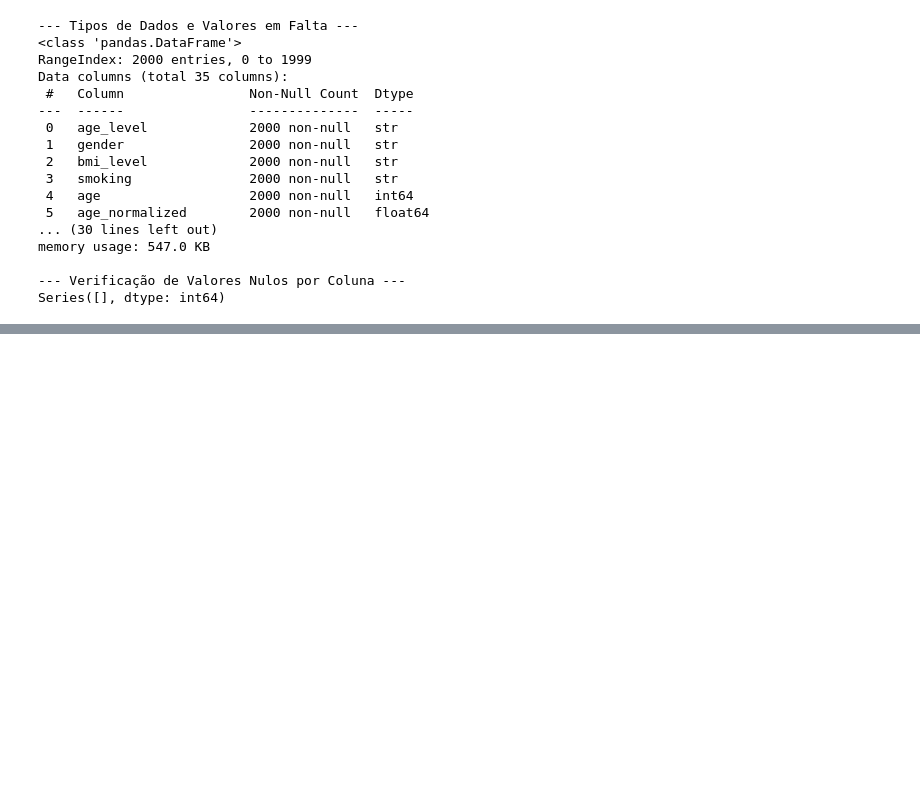
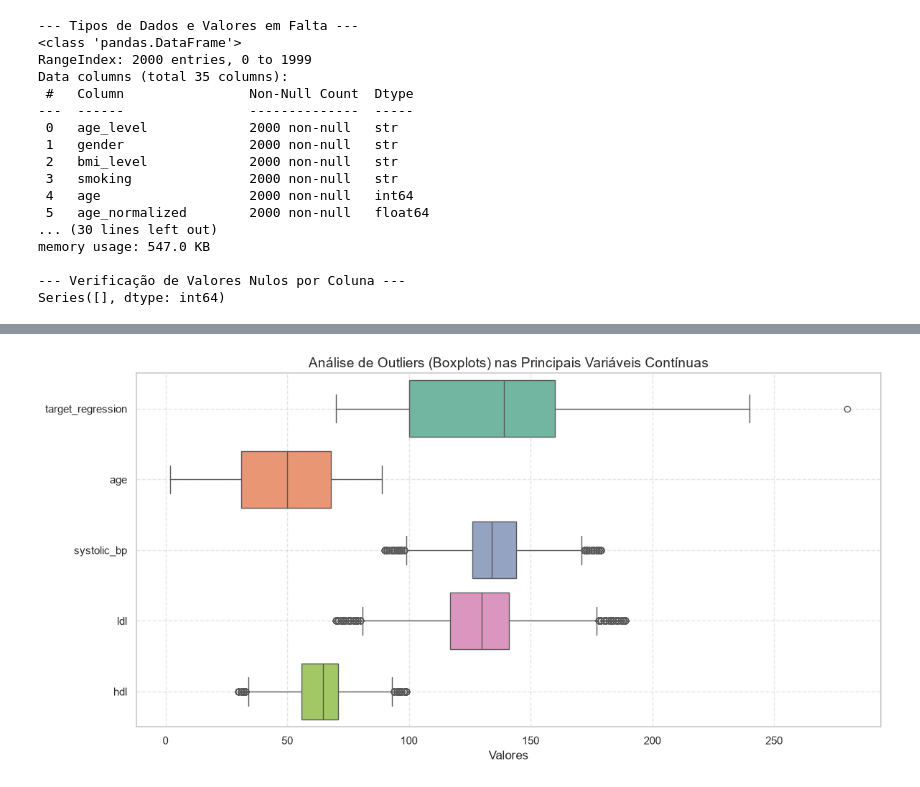
Before and after one commit to GasparAVieira/APRAU, a Jupyter notebook: Diogo.ipynb, the cells around one changed output, grey strips where cells are left out. Cells and saved outputs as stored; diff of their text form; code cells hidden in the pictures; blank space fills up the shorter version.

```diff
--- a/Diogo.ipynb
+++ b/Diogo.ipynb
@@ -159,0 +209,19 @@ Passing `palette` without assigning `hue` is deprecated and will be removed in v
+# %%
+# Análise de Outliers - Boxplots horizontais para as principais variáveis numéricas
+outlier_cols = ['target_regression', 'age', 'systolic_bp', 'ldl', 'hdl']
+valid_cols = [c for c in outlier_cols if c in df.columns]
+
+plt.figure(figsize=(12, 6))
+sns.boxplot(
+    data=df[valid_cols], palette='Set2', orient='h'
+)  # orient='h' facilita a leitura dos nomes
+plt.title(
+    'Análise de Outliers (Boxplots) nas Principais Variáveis Contínuas',
+    fontsize=14,
+)
+plt.xlabel('Valores', fontsize=12)
+plt.grid(True, linestyle='--', alpha=0.5)
+plt.tight_layout()
+plt.show()
+# %% [output]
+[figure, added]
```
Also changed, not shown: parts of 49 cells of this notebook, 1 other file.
